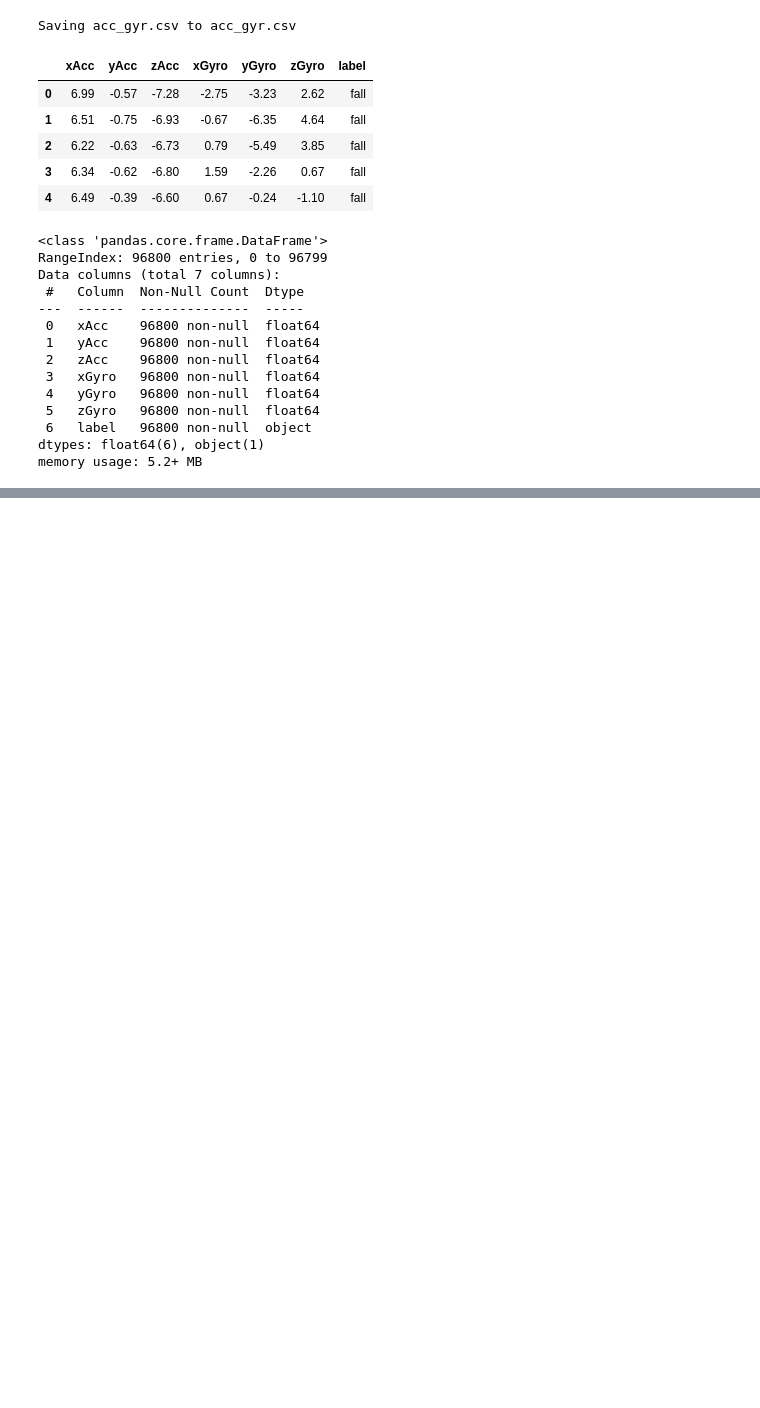
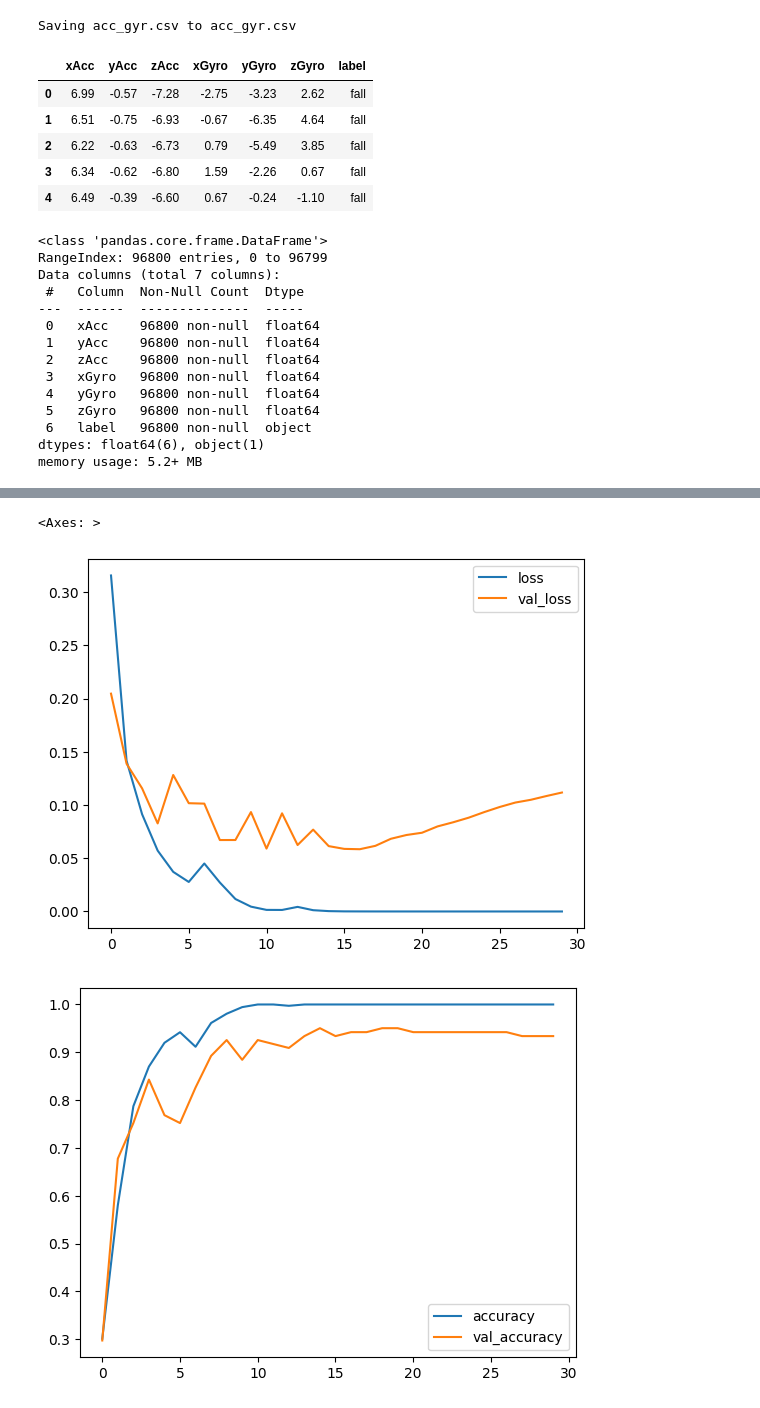
Before and after one commit to sak-90/FallDetection_MajorProject, a Jupyter notebook: FallDetection.ipynb, the cells around one changed output, grey strips where cells are left out. Saved outputs shown, nothing was run; the diff lists cells and outputs as text; code cells hidden in the pictures; blank space fills up the shorter version.

```diff
--- a/FallDetection.ipynb
+++ b/FallDetection.ipynb
@@ -155,0 +160,23 @@ losses.plot()
+# %%
+second_model = models.Sequential([
+    layers.Conv1D(64, kernel_size=3, activation='relu', padding='same', input_shape=input_shape),
+    layers.Conv1D(64, kernel_size=3, activation='relu', padding='same'),
+    layers.MaxPooling1D(pool_size=2),
+
+    layers.Conv1D(128, kernel_size=3, activation='relu', padding='same'),
+    layers.Conv1D(128, kernel_size=3, activation='relu', padding='same'),
+    layers.MaxPooling1D(pool_size=2),
+
+    layers.Conv1D(256, kernel_size=3, activation='relu', padding='same'),
+    layers.Conv1D(256, kernel_size=3, activation='relu', padding='same'),
+    layers.Conv1D(256, kernel_size=3, activation='relu', padding='same'),
+    layers.MaxPooling1D(pool_size=2),
+
+    layers.Flatten(),
+    layers.Dense(512, activation='relu'),
+    layers.Dense(13, activation='sigmoid')
+])
+
+second_model.compile(optimizer="adam", loss="binary_crossentropy", metrics=['accuracy'])
+# %%
+history = second_model.fit(X_train, y_train, epochs=30, validation_data=(X_test, y_test))
@@ -155,0 +213,10 @@ losses.plot()
+# %%
+losses = pd.DataFrame(history.history)
+losses.head()
+losses[['loss','val_loss']].plot()
+losses[['accuracy','val_accuracy']].plot()
+losses.plot()
+# %% [output]
+<Axes: >
+[figure, added]
+[figure, added]
```
Also changed, not shown: parts of 19 cells of this notebook.
